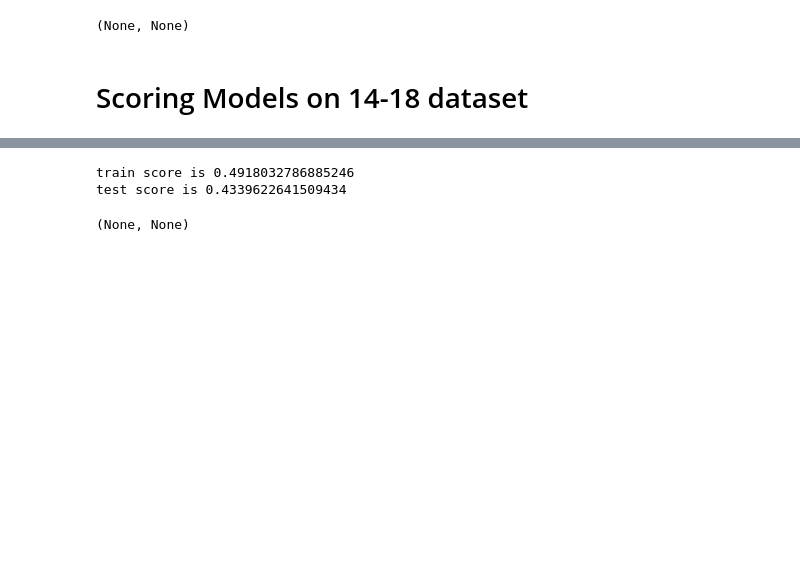
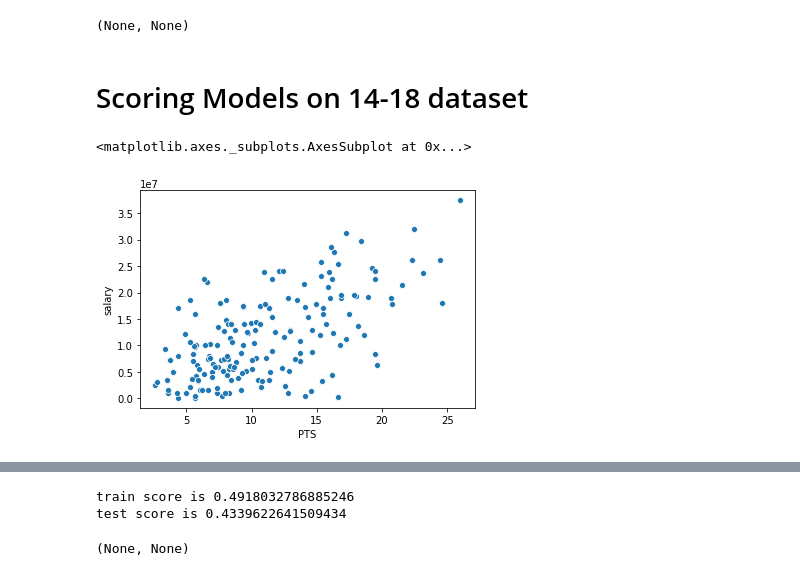
Before and after one commit to dkeyer/NBA_salary_predictor, a Jupyter notebook: Capstone_Classification.ipynb, the cells around one changed output, grey strips where cells are left out. Drawn from its saved outputs; the diff is of its cells as text; code cells hidden in the pictures; blank space fills up the shorter version.

```diff
--- a/Capstone_Classification.ipynb
+++ b/Capstone_Classification.ipynb
@@ -386,3 +403,8 @@ test score is 0.5733333333333334
 (None, None)
 # %% [markdown]
 # Scoring Models on 14-18 dataset
+# %%
+sns.scatterplot(data=fourteen_to_eighteen_with_sal, x='PTS', y='salary')
+# %% [output]
+<matplotlib.axes._subplots.AxesSubplot at 0x...>
+[figure, added]
```
Also changed, not shown: parts of 5 cells of this notebook.
